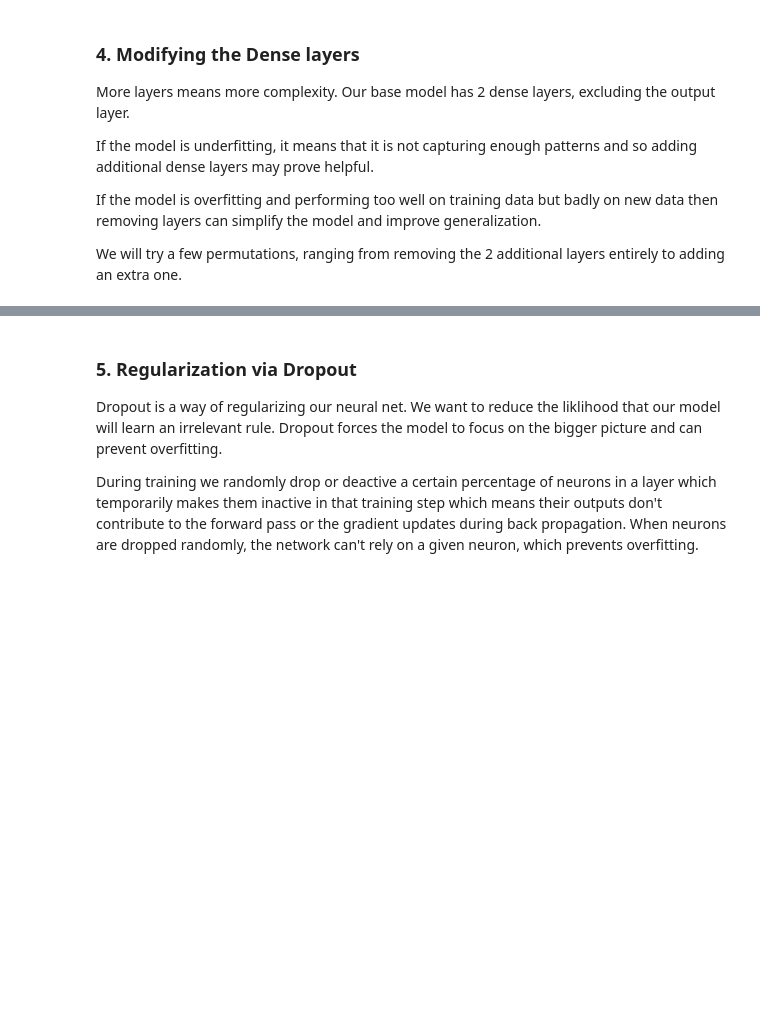
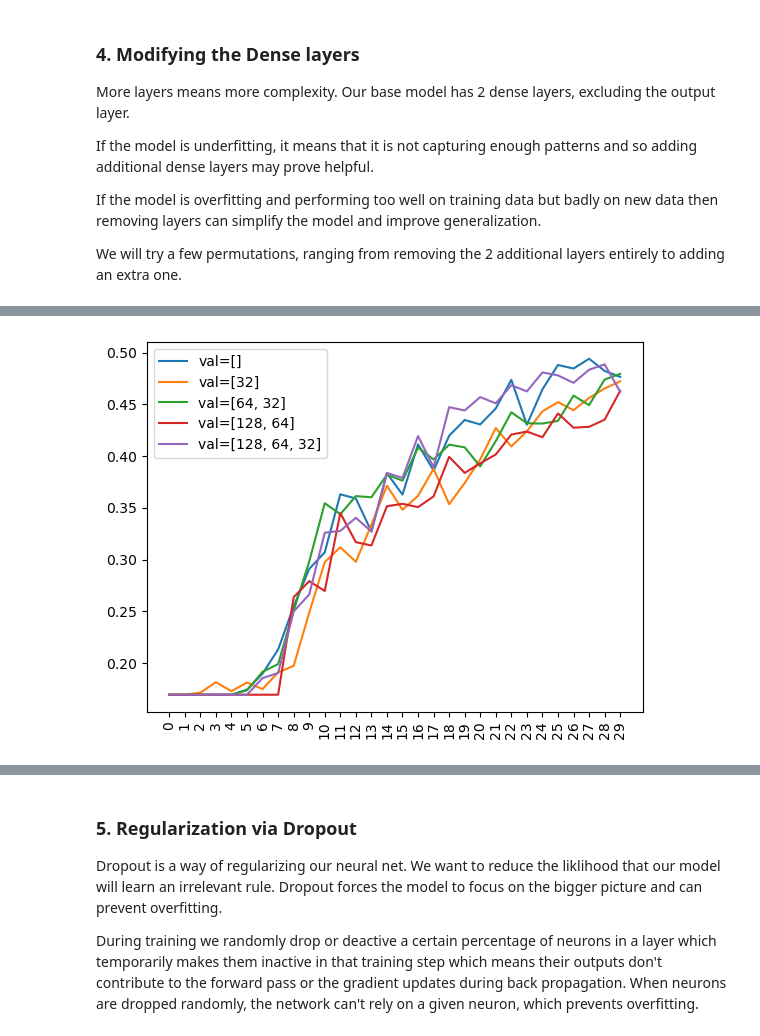
Before and after one commit to alibstill/ml-zoomcamp-emotion-recognition, a Jupyter notebook: 2_model_training/03_final_model.ipynb, the cells around one changed output, grey strips where cells are left out. Saved outputs shown, nothing was run; the diff lists cells and outputs as text; code cells hidden in the pictures; blank space fills up the shorter version.

```diff
--- a/2_model_training/03_final_model.ipynb
+++ b/2_model_training/03_final_model.ipynb
@@ -473,15 +589,16 @@ If the model is overfitting and performing too well on training data but badly o
 
 We will try a few permutations, ranging from removing the 2 additional layers entirely to adding an extra one.
 # %%
-# TBD, we will use the augmented training set
-train_dataset = create_dataset(train_image_paths, train_labels, label_encoder, should_augment_image=True, batch_size=32)
+# We will not augment the images for just now
+train_dataset = create_dataset(train_image_paths, train_labels, label_encoder, should_augment_image=False, batch_size=32)
 
-learning_rate=TBD
+# Choose default learning rate from analysis above
+learning_rate=0.001
 dlu_scores = {}
 
 dlu_array = [[],[32],[64,32],[128,64],[128,64,32]]
 
-for dlu in dlu_array:
+for idx, dlu in enumerate(dlu_array):
     print(dlu)
 
     model = build_model(learning_rate=learning_rate,dense_layer_units=dlu)
@@ -490,9 +607,9 @@ for dlu in dlu_array:
         train_dataset,
         epochs=30,
         validation_data=val_dataset,
-        class_weight=class_weight_dict ## TBD if should add
+        class_weight=class_weight_dict
     )
-    dlu_scores[dlu] = history.history
+    dlu_scores[idx] = history.history
 
     print()
     print()
@@ -499,8 +634,8 @@ for dlu in dlu_array:
 # %%
-for dlu, hist in dlu_scores.items():
-    #plt.plot(hist["accuracy"], label=(f'train={dlu}'))
-    plt.plot(hist["val_accuracy"], label=(f'val={dlu}'))
-plt.xticks(np.arange(30))
-#plt.yticks([0.78,0.80,0.82,0.825,0.83])
+for idx_dlu, hist in dlu_scores.items():
+    plt.plot(hist["val_accuracy"], label=(f'val={dlu_array[idx_dlu]}'))
+plt.xticks(np.arange(30), rotation=90)
 plt.legend()
 plt.show()
+# %% [output]
+[figure, added]
```
Also changed, not shown: parts of 36 cells of this notebook.
